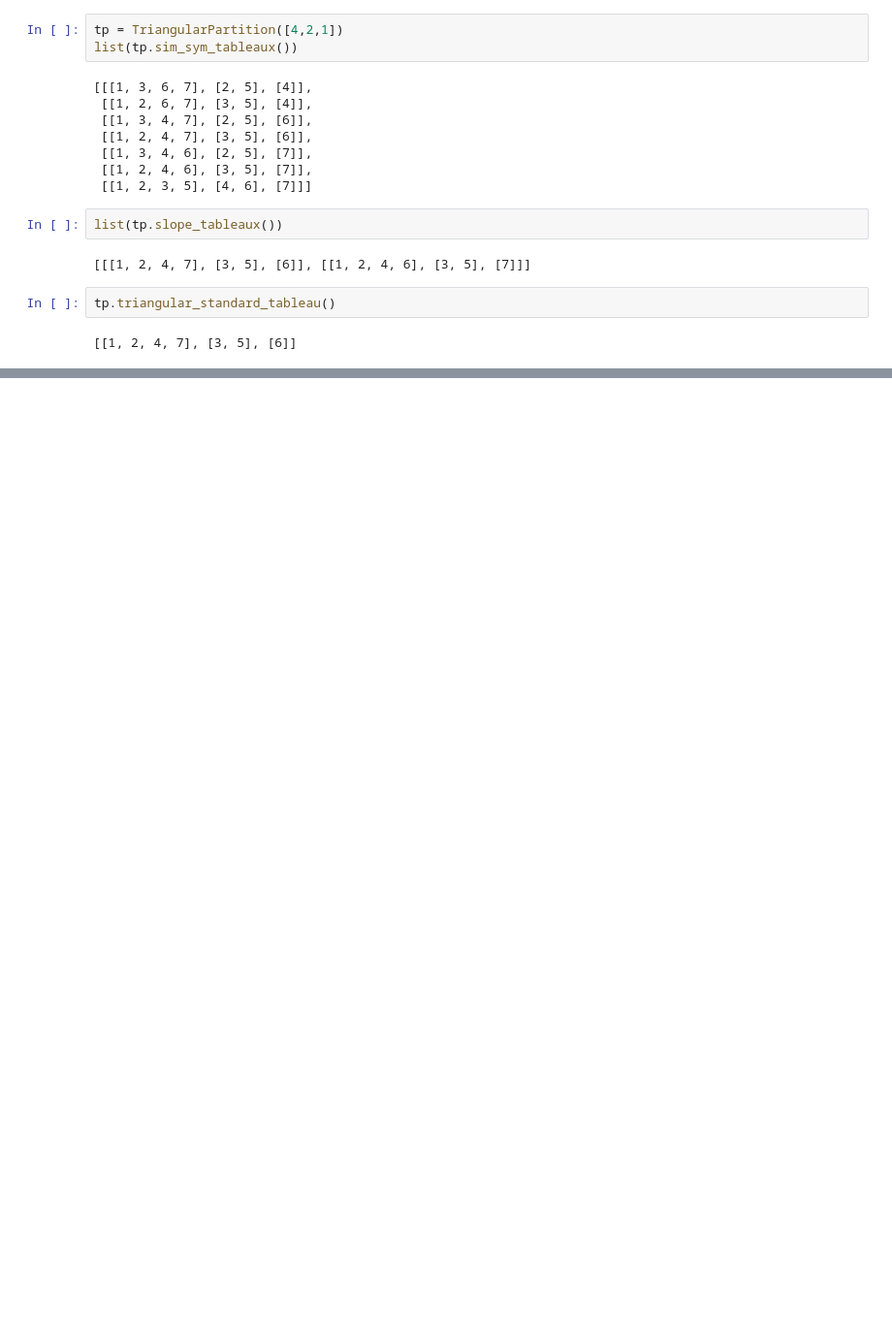
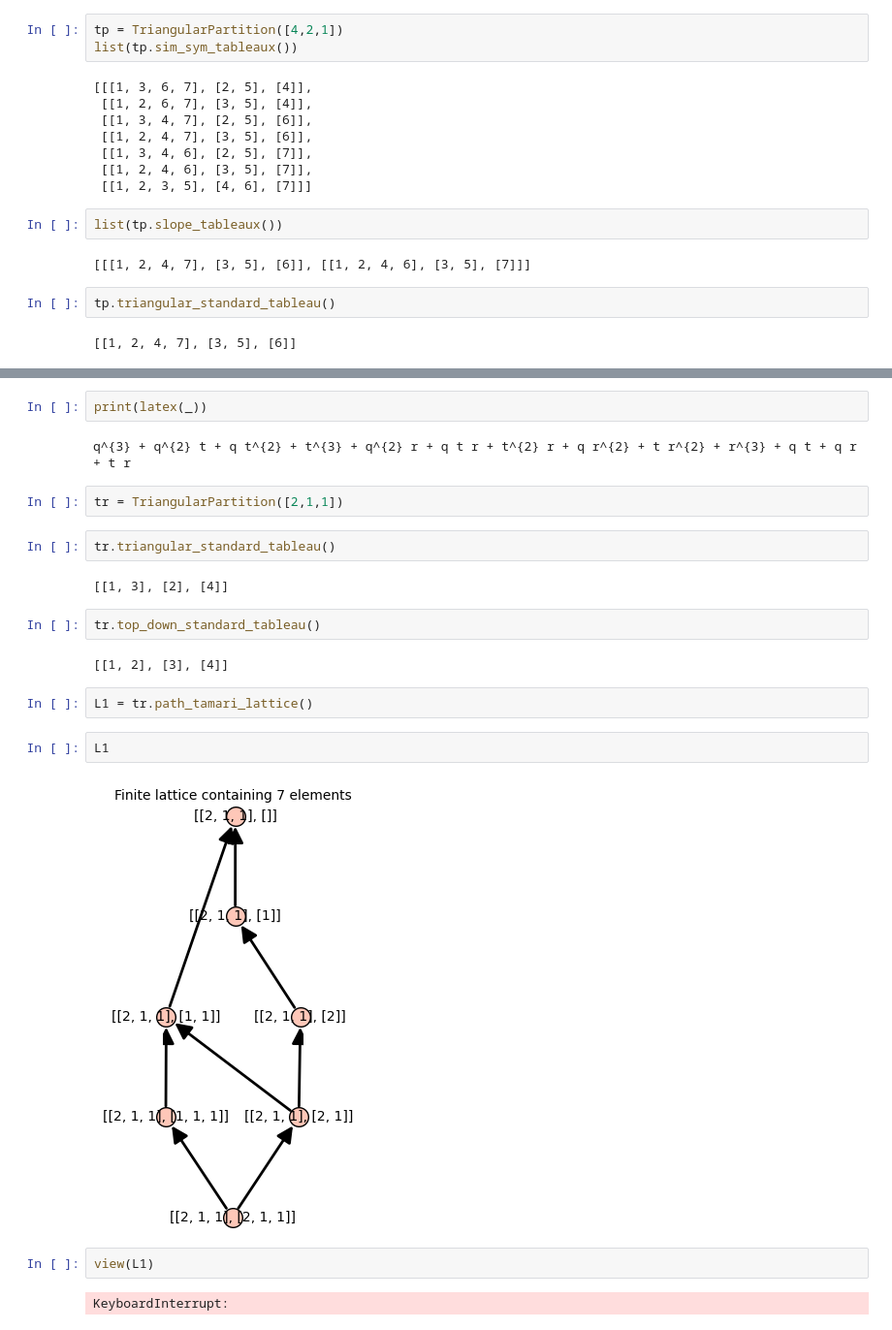
Before and after one commit to VivianePons/triangular-partitions, a Jupyter notebook: demo.ipynb, the cells around one changed output, grey strips where cells are left out. Shown at 97% size. Drawn from its saved outputs; the diff is of its cells as text; blank space fills up the shorter version.

```diff
--- a/demo.ipynb
+++ b/demo.ipynb
@@ -356,0 +1437,24 @@ tab = TriangularPartition([4,2]).triangular_standard_tableau()
+# %%
+print(latex(_))
+# %% [output]
+q^{3} + q^{2} t + q t^{2} + t^{3} + q^{2} r + q t r + t^{2} r + q r^{2} + t r^{2} + r^{3} + q t + q r + t r
+# %%
+tr = TriangularPartition([2,1,1])
+# %%
+tr.triangular_standard_tableau()
+# %% [output]
+[[1, 3], [2], [4]]
+# %%
+tr.top_down_standard_tableau()
+# %% [output]
+[[1, 2], [3], [4]]
+# %%
+L1 = tr.path_tamari_lattice()
+# %%
+L1
+# %% [output]
+[figure, added]
+# %%
+view(L1)
+# %% [output]
+KeyboardInterrupt:
```
Also changed, not shown: parts of 188 cells of this notebook, 2 other files.
